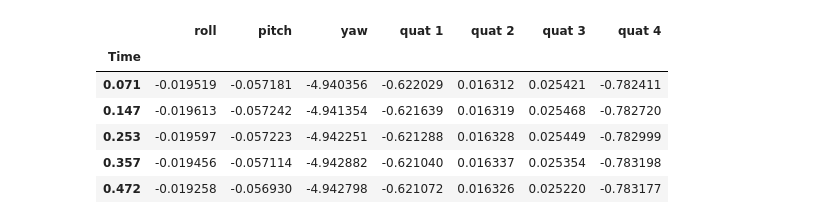
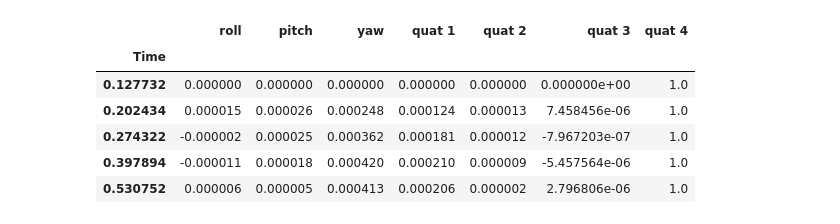
Before and after one commit to amarburg/covis_imu_analysis, a Jupyter notebook: imu_analysis.ipynb, the cells around one changed output. Saved outputs shown, nothing was run; the diff lists cells and outputs as text; code cells hidden in the pictures.

```diff
--- a/imu_analysis.ipynb
+++ b/imu_analysis.ipynb
@@ -54,19 +54,33 @@ def euler2quat( row, order='zyx' ):
-# %%
-# ## Convert to degrees?
-# for col in ["roll", "pitch", "yaw"]:
-#     tcm_raw[col] = tcm_raw[col] * 180/np.pi
-
-quat = tcm_raw.apply( euler2quat, axis=1 )
-
-tcm = tcm_raw.merge( quat, left_index=True, right_index=True )
-
-tcm.head(5)
-# %% [output]
-|  | roll | pitch | yaw | quat 1 | quat 2 | quat 3 | quat 4 |
-| Time |  |  |  |  |  |  |  |
-| 0.071 | -0.019519 | -0.057181 | -4.940356 | -0.622029 | 0.016312 | 0.025421 | -0.782411 |
-| 0.147 | -0.019613 | -0.057242 | -4.941354 | -0.621639 | 0.016319 | 0.025468 | -0.782720 |
-| 0.253 | -0.019597 | -0.057223 | -4.942251 | -0.621288 | 0.016328 | 0.025449 | -0.782999 |
-| 0.357 | -0.019456 | -0.057114 | -4.942882 | -0.621040 | 0.016337 | 0.025354 | -0.783198 |
-| 0.472 | -0.019258 | -0.056930 | -4.942798 | -0.621072 | 0.016326 | 0.025220 | -0.783177 |
+# %%
+'''
+TCM POST-PROCESSING STEPS
+1. Add pi to roll
+2. Offset heading such that first reading = 0
+'''
+
+tcm = pd.DataFrame()
+
+for axis in ["roll", "pitch", "yaw"]:
+    tcm[axis] = tcm_raw[axis].apply(eulerArith, amount=-tcm_raw[axis].iloc[0])
+
+# tcm_raw["roll"] = tcm_raw["roll"].apply(eulerArith, amount = -tcm_raw["roll"].iloc[0])
+
+# tcm_raw["pitch"] = tcm_raw["pitch"].apply(eulerArith, amount = -tcm_raw["pitch"].iloc[0])
+
+# tcm_yaw_offset = tcm_raw["yaw"].iloc[0]
+# tcm_raw["yaw"] = tcm_raw["yaw"].apply(eulerArith, amount = -tcm_yaw_offset)
+
+# Convert into quaternions
+quat = tcm.apply( euler2quat, axis=1 )
+tcm = tcm.merge( quat, left_index=True, right_index=True )
+
+tcm.head(5) #All tcm data is post-processed
+# %% [output]
+|  | roll | pitch | yaw | quat 1 | quat 2 | quat 3 | quat 4 |
+| Time |  |  |  |  |  |  |  |
+| 0.127732 | 0.000000 | 0.000000 | 0.000000 | 0.000000 | 0.000000 | 0.000000e+00 | 1.0 |
+| 0.202434 | 0.000015 | 0.000026 | 0.000248 | 0.000124 | 0.000013 | 7.458456e-06 | 1.0 |
+| 0.274322 | -0.000002 | 0.000025 | 0.000362 | 0.000181 | 0.000012 | -7.967203e-07 | 1.0 |
+| 0.397894 | -0.000011 | 0.000018 | 0.000420 | 0.000210 | 0.000009 | -5.457564e-06 | 1.0 |
+| 0.530752 | 0.000006 | 0.000005 | 0.000413 | 0.000206 | 0.000002 | 2.796806e-06 | 1.0 |
 # %%
```
Also changed, not shown: parts of 10 cells of this notebook.
